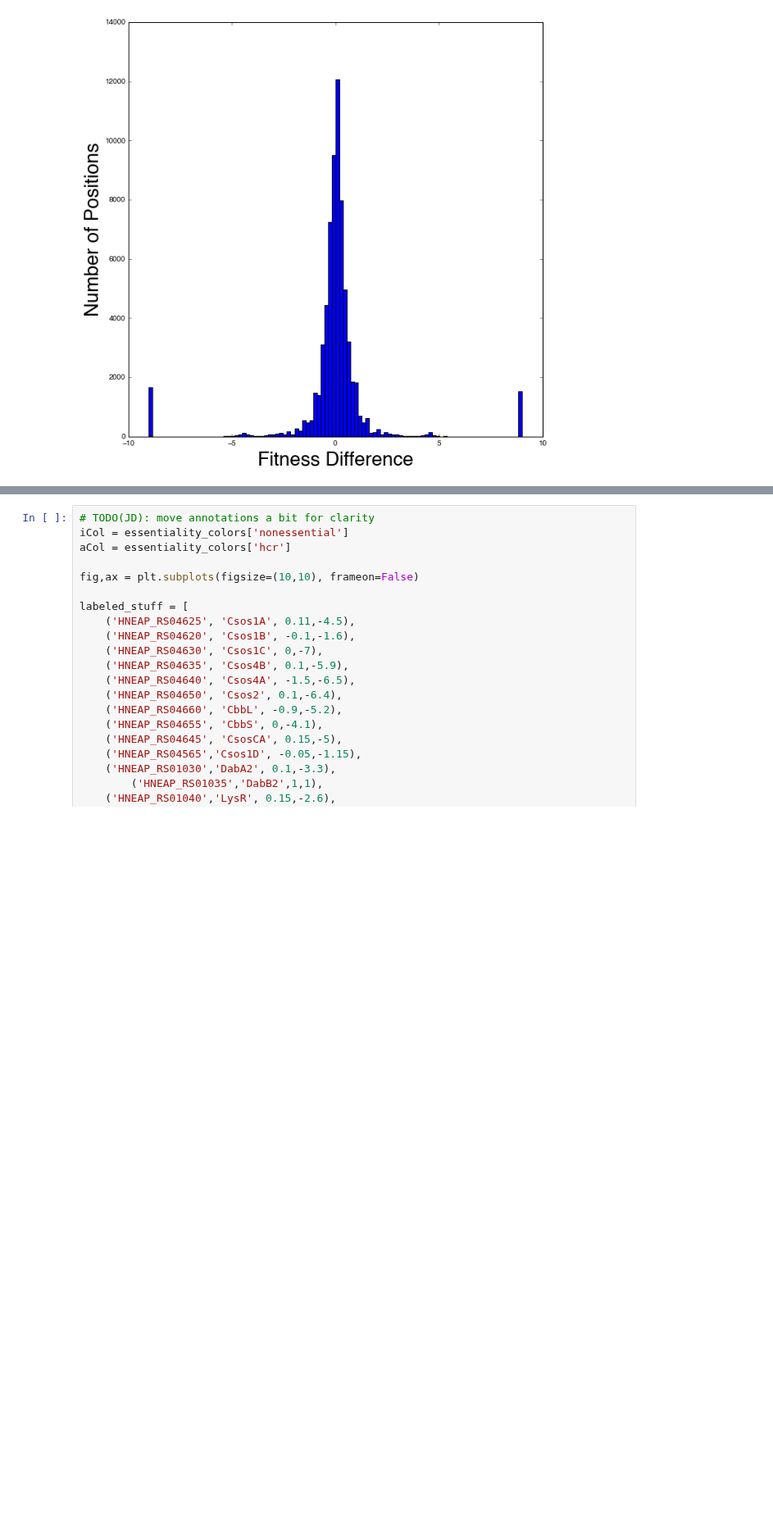
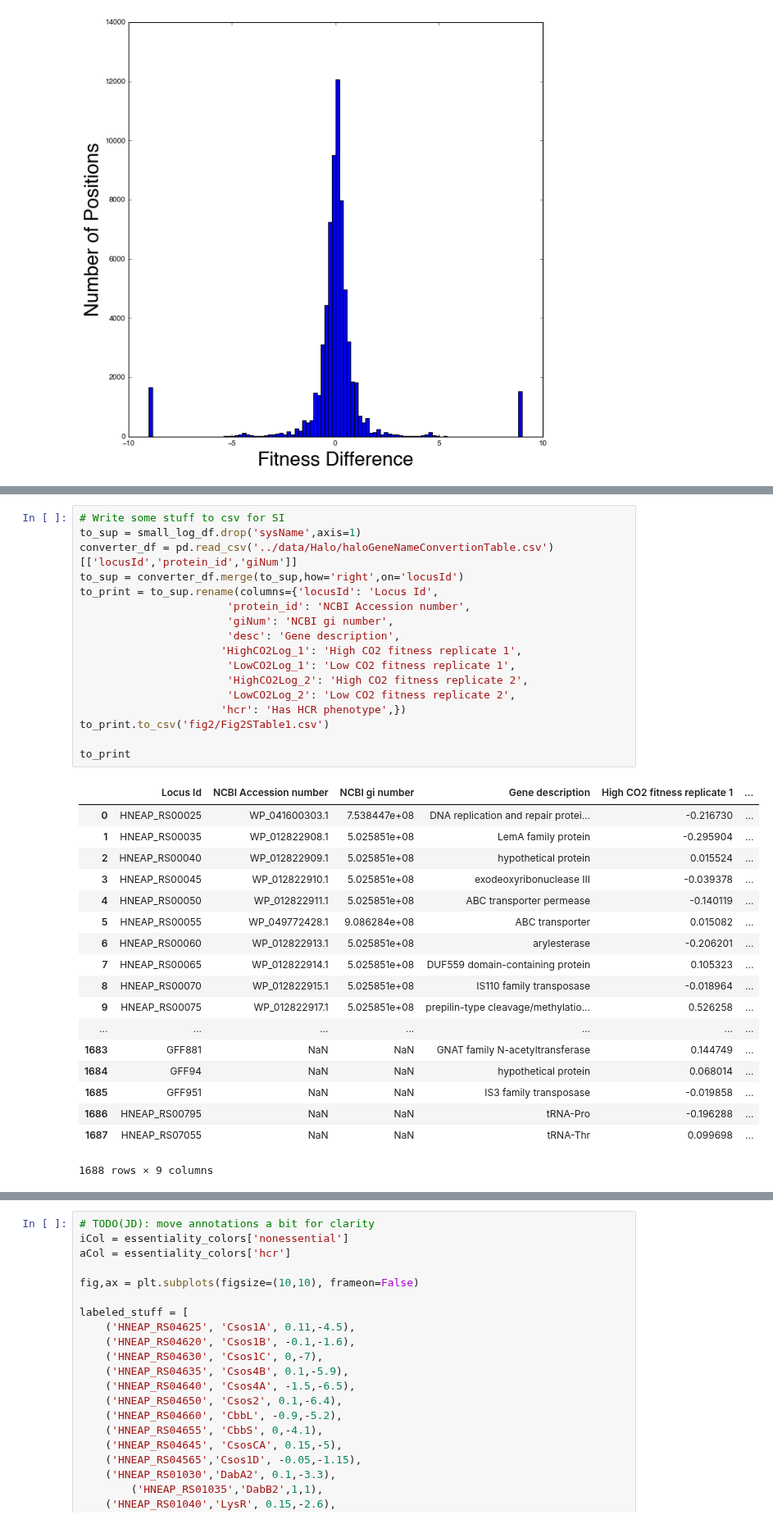
Before and after one commit to jackdesmarais/DabTransporterPaper, a Jupyter notebook: scripts/Figure 2 HCR genes.ipynb, the cells around one changed output, grey strips where cells are left out. Shown at 82% size. Drawn from its saved outputs; the diff is of its cells as text; blank space fills up the shorter version.

```diff
--- a/scripts/Figure 2 HCR genes.ipynb
+++ b/scripts/Figure 2 HCR genes.ipynb
@@ -104,0 +93,36 @@ to_sup
+# %%
+# Write some stuff to csv for SI
+to_sup = small_log_df.drop('sysName',axis=1)
+converter_df = pd.read_csv('../data/Halo/haloGeneNameConvertionTable.csv')[['locusId','protein_id','giNum']]
+to_sup = converter_df.merge(to_sup,how='right',on='locusId')
+to_print = to_sup.rename(columns={'locusId': 'Locus Id',
+                       'protein_id': 'NCBI Accession number',
+                       'giNum': 'NCBI gi number',
+                       'desc': 'Gene description',
+                      'HighCO2Log_1': 'High CO2 fitness replicate 1',
+                       'LowCO2Log_1': 'Low CO2 fitness replicate 1',
+                       'HighCO2Log_2': 'High CO2 fitness replicate 2',
+                       'LowCO2Log_2': 'Low CO2 fitness replicate 2',
+                      'hcr': 'Has HCR phenotype',})
+to_print.to_csv('fig2/Fig2STable1.csv')
+
+to_print
+# %% [output]
+|  | Locus Id | NCBI Accession number | NCBI gi number | Gene description | High CO2 fitness replicate 1 | ... |
+| 0 | HNEAP_RS00025 | WP_041600303.1 | 7.538447e+08 | DNA replication and repair protei... | -0.216730 | ... |
+| 1 | HNEAP_RS00035 | WP_012822908.1 | 5.025851e+08 | LemA family protein | -0.295904 | ... |
+| 2 | HNEAP_RS00040 | WP_012822909.1 | 5.025851e+08 | hypothetical protein | 0.015524 | ... |
+| 3 | HNEAP_RS00045 | WP_012822910.1 | 5.025851e+08 | exodeoxyribonuclease III | -0.039378 | ... |
+| 4 | HNEAP_RS00050 | WP_012822911.1 | 5.025851e+08 | ABC transporter permease | -0.140119 | ... |
+| 5 | HNEAP_RS00055 | WP_049772428.1 | 9.086284e+08 | ABC transporter | 0.015082 | ... |
+| 6 | HNEAP_RS00060 | WP_012822913.1 | 5.025851e+08 | arylesterase | -0.206201 | ... |
+| 7 | HNEAP_RS00065 | WP_012822914.1 | 5.025851e+08 | DUF559 domain-containing protein | 0.105323 | ... |
+| 8 | HNEAP_RS00070 | WP_012822915.1 | 5.025851e+08 | IS110 family transposase | -0.018964 | ... |
+| 9 | HNEAP_RS00075 | WP_012822917.1 | 5.025851e+08 | prepilin-type cleavage/methylatio... | 0.526258 | ... |
+| ... | ... | ... | ... | ... | ... | ... |
+| 1683 | GFF881 | NaN | NaN | GNAT family N-acetyltransferase | 0.144749 | ... |
+| 1684 | GFF94 | NaN | NaN | hypothetical protein | 0.068014 | ... |
+| 1685 | GFF951 | NaN | NaN | IS3 family transposase | -0.019858 | ... |
+| 1686 | HNEAP_RS00795 | NaN | NaN | tRNA-Pro | -0.196288 | ... |
+| 1687 | HNEAP_RS07055 | NaN | NaN | tRNA-Thr | 0.099698 | ... |
+1688 rows × 9 columns
```
Also changed, not shown: parts of 3 cells of this notebook, 9 other files.
